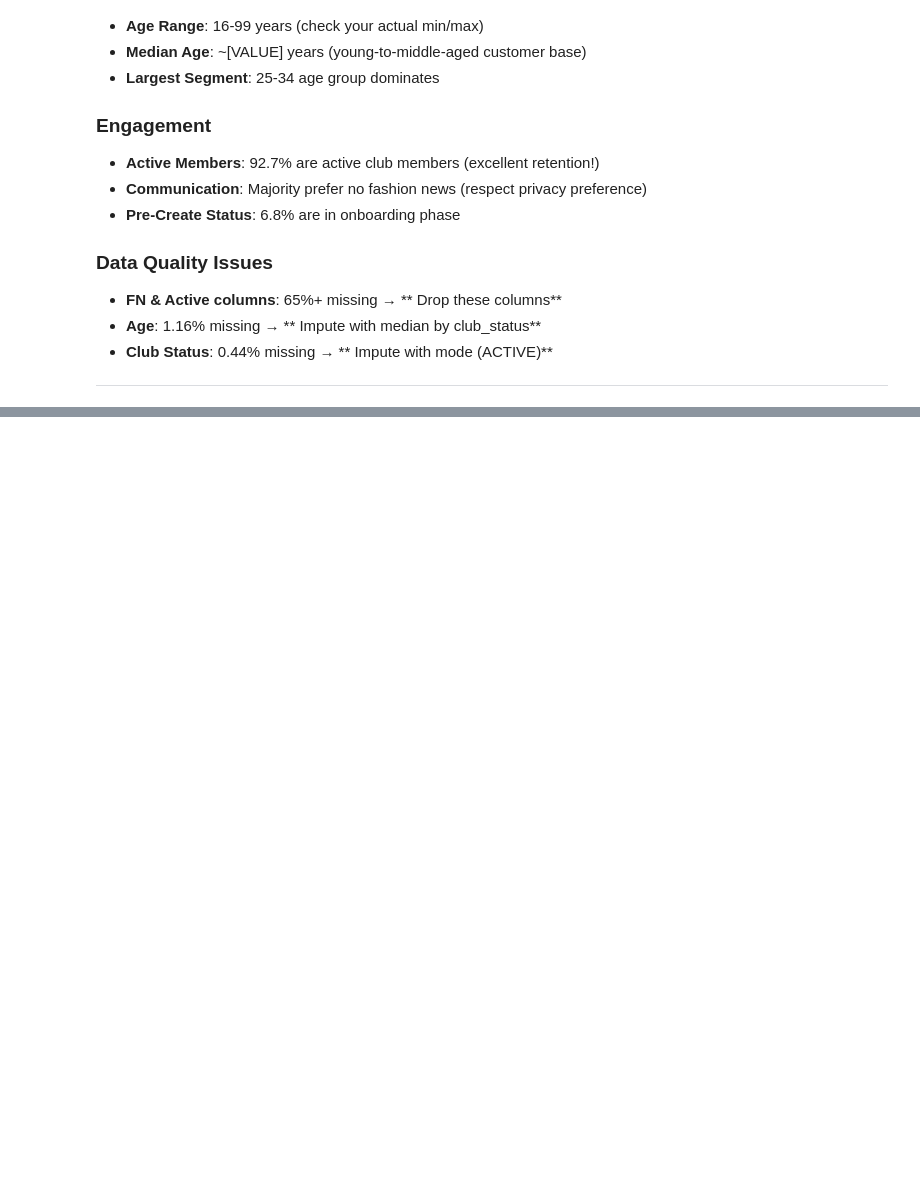
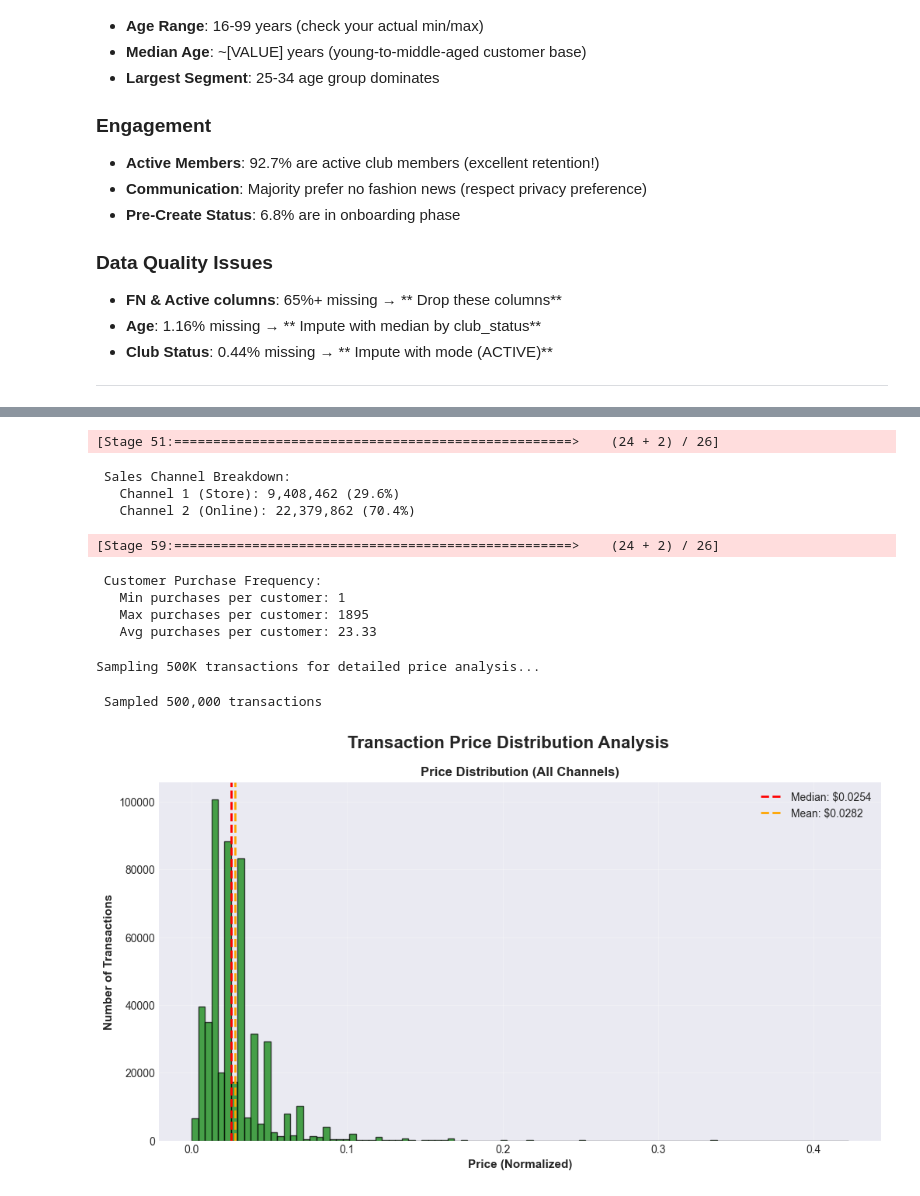
Before and after one commit to DeneeshK/H-M-Ecommerce-Intelligence-with-SPARK, a Jupyter notebook: notebooks/01_EDA.ipynb, the cells around one changed output, grey strips where cells are left out. Saved outputs shown, nothing was run; the diff lists cells and outputs as text; code cells hidden in the pictures; blank space fills up the shorter version.

```diff
--- a/notebooks/01_EDA.ipynb
+++ b/notebooks/01_EDA.ipynb
@@ -598,0 +1004,68 @@ age_group
+# %%
+channel_stats = transactions_df.groupBy("sales_channel_id").count() \
+    .orderBy("sales_channel_id").collect()
+
+print(f"\n Sales Channel Breakdown:")
+for row in channel_stats:
+    channel = "Store" if row['sales_channel_id'] == 1 else "Online"
+    count = row['count']
+    pct = (count / total_transactions) * 100
+    print(f"   Channel {row['sales_channel_id']} ({channel}): {count:,} ({pct:.1f}%)")
+# %% [output]
+[Stage 51:===================================================>    (24 + 2) / 26]
+ Sales Channel Breakdown:
+   Channel 1 (Store): 9,408,462 (29.6%)
+   Channel 2 (Online): 22,379,862 (70.4%)
+# %%
+from pyspark.sql.functions import count as spark_count
+from pyspark.sql.functions import countDistinct as spark_countDistinct
+# Customer purchase frequency
+customer_frequency = transactions_df.groupBy("customer_id") \
+    .agg(spark_count("*").alias("purchase_count")) \
+    .select("purchase_count")
+
+freq_stats = customer_frequency.select(
+    spark_min("purchase_count").alias("min_purchases"),
+    spark_max("purchase_count").alias("max_purchases"),
+    avg("purchase_count").alias("avg_purchases")
+).collect()[0]
+
+print(f"\n Customer Purchase Frequency:")
+print(f"   Min purchases per customer: {freq_stats['min_purchases']}")
+print(f"   Max purchases per customer: {freq_stats['max_purchases']}")
+print(f"   Avg purchases per customer: {freq_stats['avg_purchases']:.2f}")
+# %% [output]
+[Stage 59:===================================================>    (24 + 2) / 26]
+ Customer Purchase Frequency:
+   Min purchases per customer: 1
+   Max purchases per customer: 1895
+   Avg purchases per customer: 23.33
+# %%
+# Sample transactions for price analysis (full dataset too large for Pandas)
+print("Sampling 500K transactions for detailed price analysis...")
+price_sample = transactions_df.select("price", "sales_channel_id") \
+    .sample(fraction=0.02, seed=42) \
+    .limit(500000) \
+    .toPandas()
+
+print(f" Sampled {len(price_sample):,} transactions")
+# %% [output]
+Sampling 500K transactions for detailed price analysis...
+ Sampled 500,000 transactions
+# %%
+plt.suptitle('Transaction Price Distribution Analysis', fontsize=16, fontweight='bold')
+
+# 1. Histogram with KDE
+
+plt.hist(price_sample['price'], bins=100, edgecolor='black', alpha=0.7, color='green')
+plt.xlabel('Price (Normalized)', fontsize=11, fontweight='bold')
+plt.ylabel('Number of Transactions', fontsize=11, fontweight='bold')
+plt.title('Price Distribution (All Channels)', fontsize=12, fontweight='bold')
+plt.axvline(price_sample['price'].median(), color='red', linestyle='--', linewidth=2,
+            label=f"Median: ${price_sample['price'].median():.4f}")
+plt.axvline(price_sample['price'].mean(), color='orange', linestyle='--', linewidth=2,
+            label=f"Mean: ${price_sample['price'].mean():.4f}")
+plt.legend()
+plt.grid(True, alpha=0.3)
+# %% [output]
+[figure, added]
```
Also changed, not shown: parts of 82 cells of this notebook, 10 other files.
